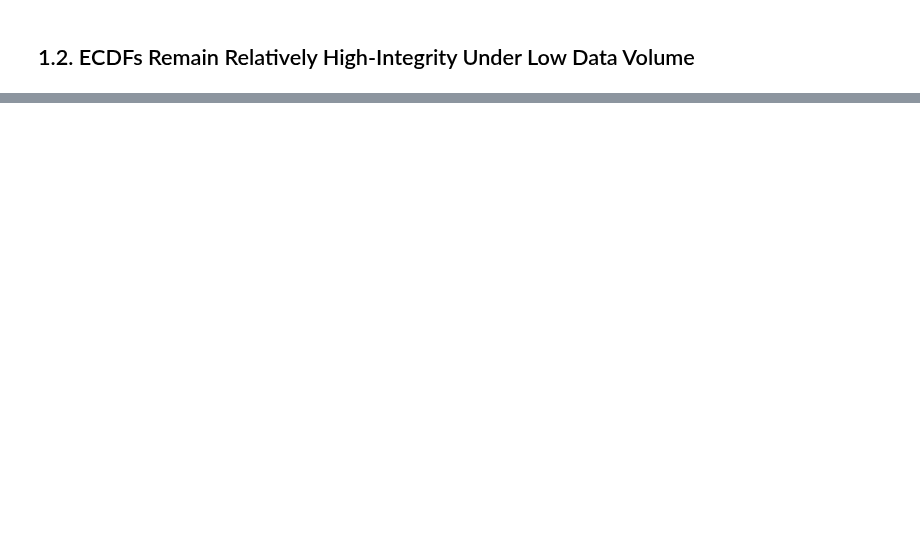
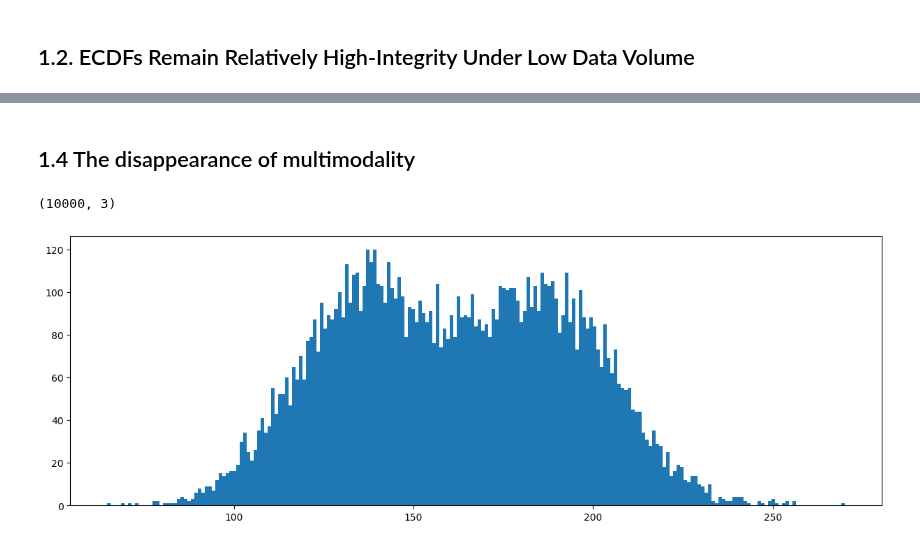
Before and after one commit to bfeif/personal-website, a Jupyter notebook: code/notebooks/why-i-always-use-cdfs.ipynb, the cells around one changed output, grey strips where cells are left out. Saved outputs shown, nothing was run; the diff lists cells and outputs as text; code cells hidden in the pictures; blank space fills up the shorter version.

Commit message:
Updated post, with images.

```diff
--- a/code/notebooks/why-i-always-use-cdfs.ipynb
+++ b/code/notebooks/why-i-always-use-cdfs.ipynb
@@ -185,0 +230,13 @@ for i, n_bins in enumerate([25, 7]):
+# %% [markdown]
+## 1.4 The disappearance of multimodality
+# %%
+bmi_df = pd.read_csv("../data/weight-height.csv")
+# %%
+bmi_df.shape
+# %% [output]
+(10000, 3)
+# %%
+plt.hist(bmi_df.Weight, bins=211)
+plt.show()
+# %% [output]
+[figure, added]
```
Also changed, not shown: parts of 12 cells of this notebook, 9 other files.
